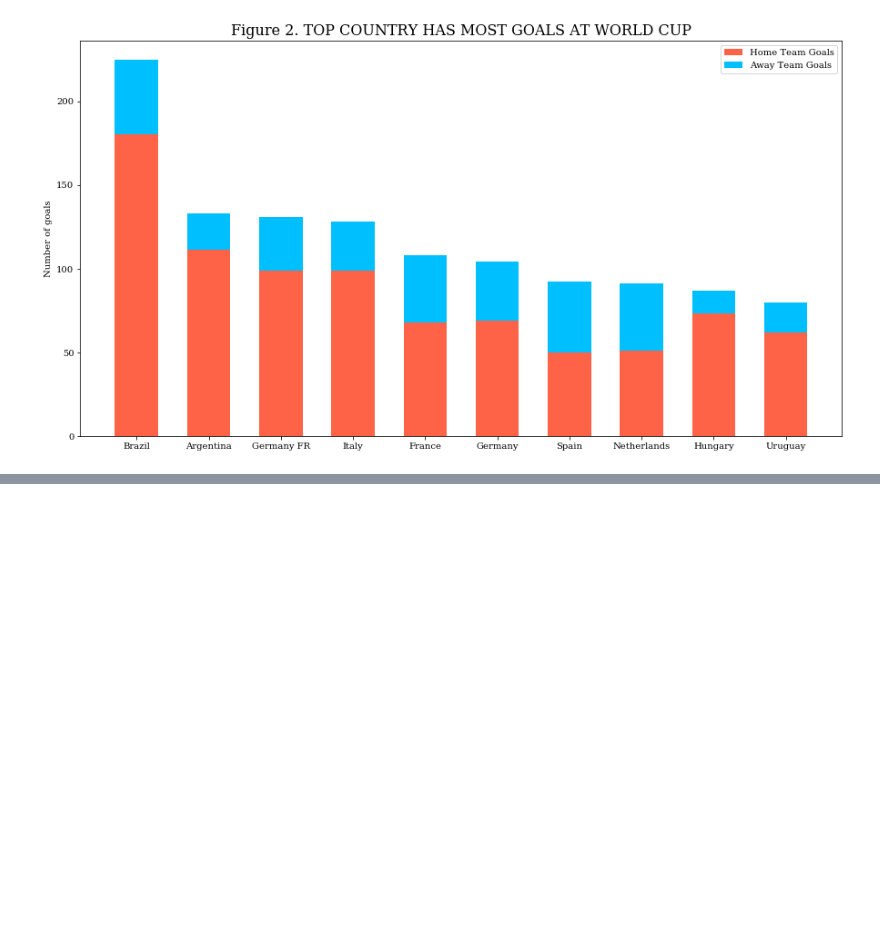
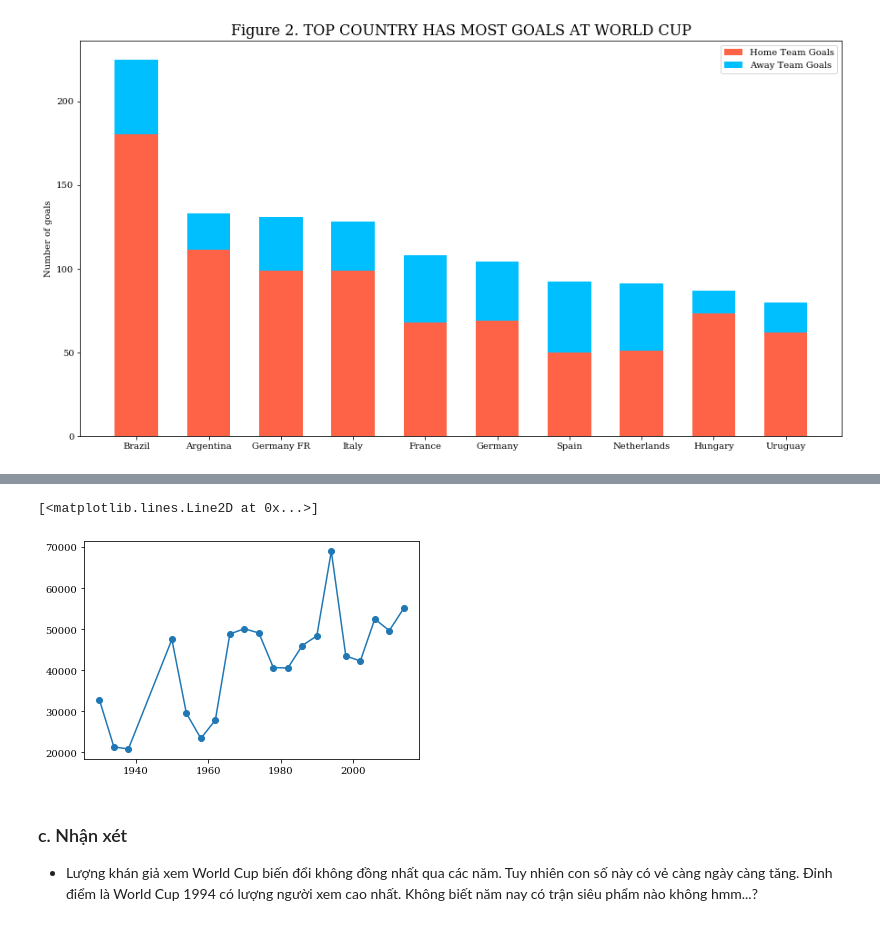
Before and after one commit to logacc99/LTKHDL_FinalProject, a Jupyter notebook: 1712174-NguyenGiaThuan.ipynb, the cells around one changed output, grey strips where cells are left out. Saved outputs shown, nothing was run; the diff lists cells and outputs as text; code cells hidden in the pictures; blank space fills up the shorter version.

```diff
--- a/1712174-NguyenGiaThuan.ipynb
+++ b/1712174-NguyenGiaThuan.ipynb
@@ -362,0 +349,2 @@ match_by_year
+# %%
+match_data['Attendance'].fillna(match_data['Attendance'].mean(),inplace = True)
@@ -362,0 +357,3 @@ match_by_year
+# %%
+avg_attendance = match_data.groupby('Year').agg('mean')['Attendance']
+avg_attendance
@@ -362,0 +378,9 @@ match_by_year
+# %%
+fig, ax = plt.subplots()
+ax.plot(avg_attendance.index, avg_attendance[:], marker = 'o')
+# %% [output]
+[<matplotlib.lines.Line2D at 0x...>]
+[figure, added]
+# %% [markdown]
+### c. Nhận xét
+- Lượng khán giả xem World Cup biến đổi không đồng nhất qua các năm. Tuy nhiên con số này có vẻ càng ngày càng tăng. Đỉnh điểm là World Cup 1994 có lượng người xem cao nhất. Không biết năm nay có trận siêu phẩm nào không hmm...?
```
Also changed, not shown: parts of 15 cells of this notebook.
